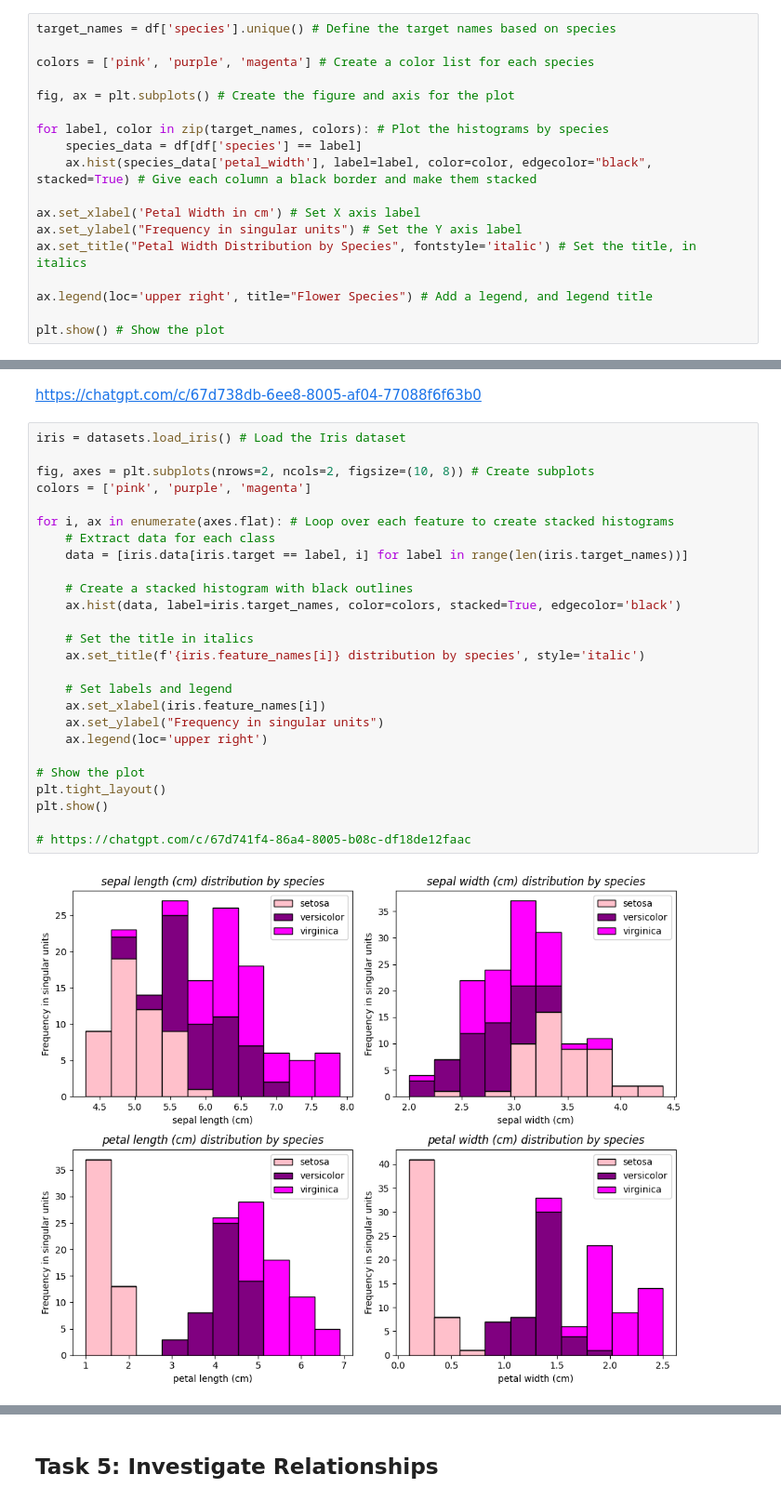
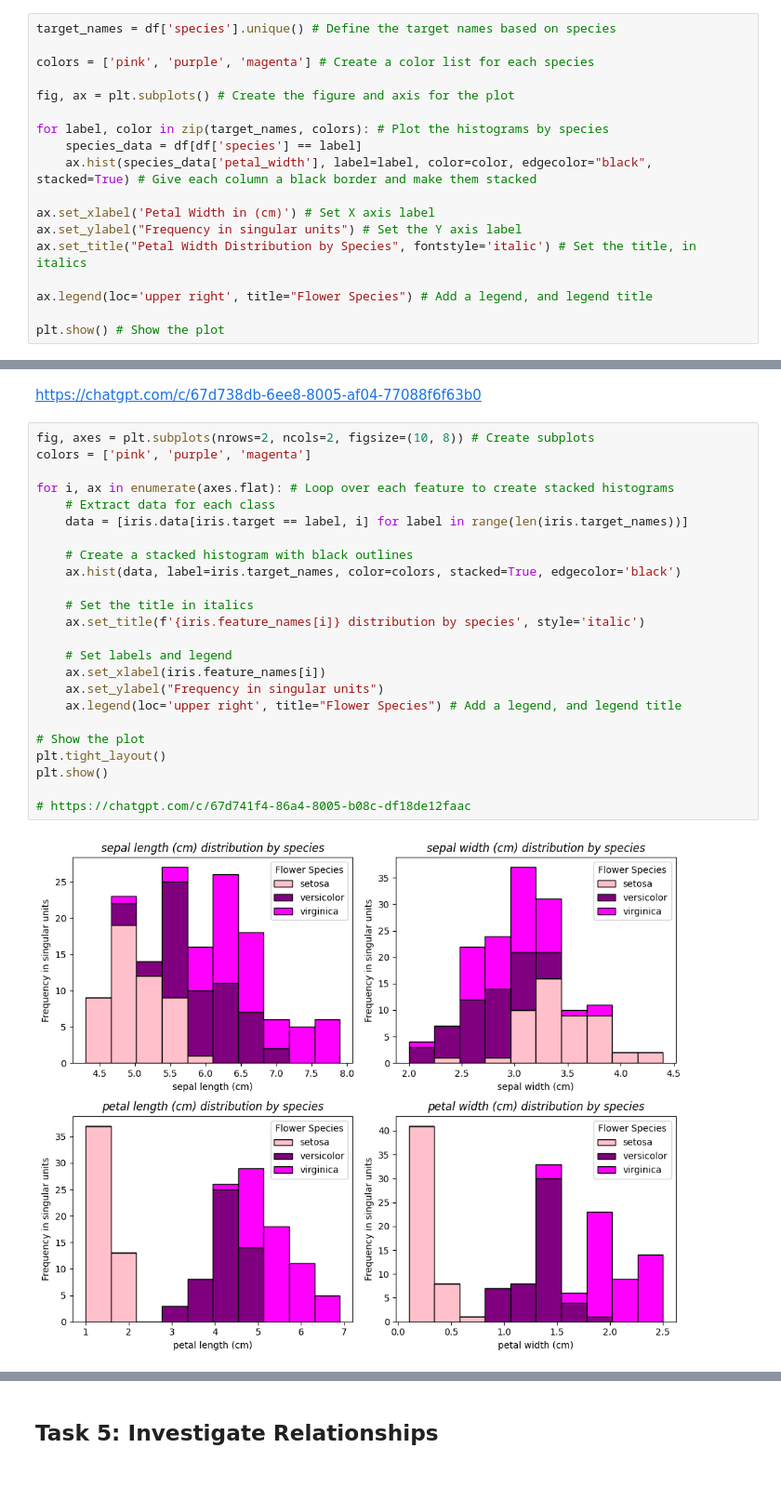
Before and after one commit to LindaN1104/principles_of_data_analytics, a Jupyter notebook: tasks.ipynb, the cells around one changed output, grey strips where cells are left out. Shown: that part at 93% size. Saved outputs shown, nothing was run; the diff lists cells and outputs as text.

```diff
--- a/tasks.ipynb
+++ b/tasks.ipynb
@@ -151,7 +155,7 @@ for label, color in zip(target_names, colors): # Plot the histograms by species
     species_data = df[df['species'] == label]
     ax.hist(species_data['petal_width'], label=label, color=color, edgecolor="black", stacked=True) # Give each column a black border and make them stacked
 
-ax.set_xlabel('Petal Width in cm') # Set X axis label
+ax.set_xlabel('Petal Width in (cm)') # Set X axis label
 ax.set_ylabel("Frequency in singular units") # Set the Y axis label
 ax.set_title("Petal Width Distribution by Species", fontstyle='italic') # Set the title, in italics
 
@@ -167,30 +171,28 @@ Source code from https://stackoverflow.com/questions/45721083/unable-to-plot-4-h
 # %% [markdown]
 https://chatgpt.com/c/67d738db-6ee8-8005-af04-77088f6f63b0
 # %%
-iris = datasets.load_iris() # Load the Iris dataset
-
 fig, axes = plt.subplots(nrows=2, ncols=2, figsize=(10, 8)) # Create subplots
 colors = ['pink', 'purple', 'magenta']
 
 for i, ax in enumerate(axes.flat): # Loop over each feature to create stacked histograms
     # Extract data for each class
     data = [iris.data[iris.target == label, i] for label in range(len(iris.target_names))]
 
     # Create a stacked histogram with black outlines
     ax.hist(data, label=iris.target_names, color=colors, stacked=True, edgecolor='black')
 
     # Set the title in italics
     ax.set_title(f'{iris.feature_names[i]} distribution by species', style='italic')
 
     # Set labels and legend
     ax.set_xlabel(iris.feature_names[i])
     ax.set_ylabel("Frequency in singular units")
-    ax.legend(loc='upper right')
+    ax.legend(loc='upper right', title="Flower Species") # Add a legend, and legend title
 
 # Show the plot
 plt.tight_layout()
 plt.show()
 
 # https://chatgpt.com/c/67d741f4-86a4-8005-b08c-df18de12faac
 # %% [output]
-[figure, old version]
+[figure, new version]
```
Also changed, not shown: parts of 25 cells of this notebook.
